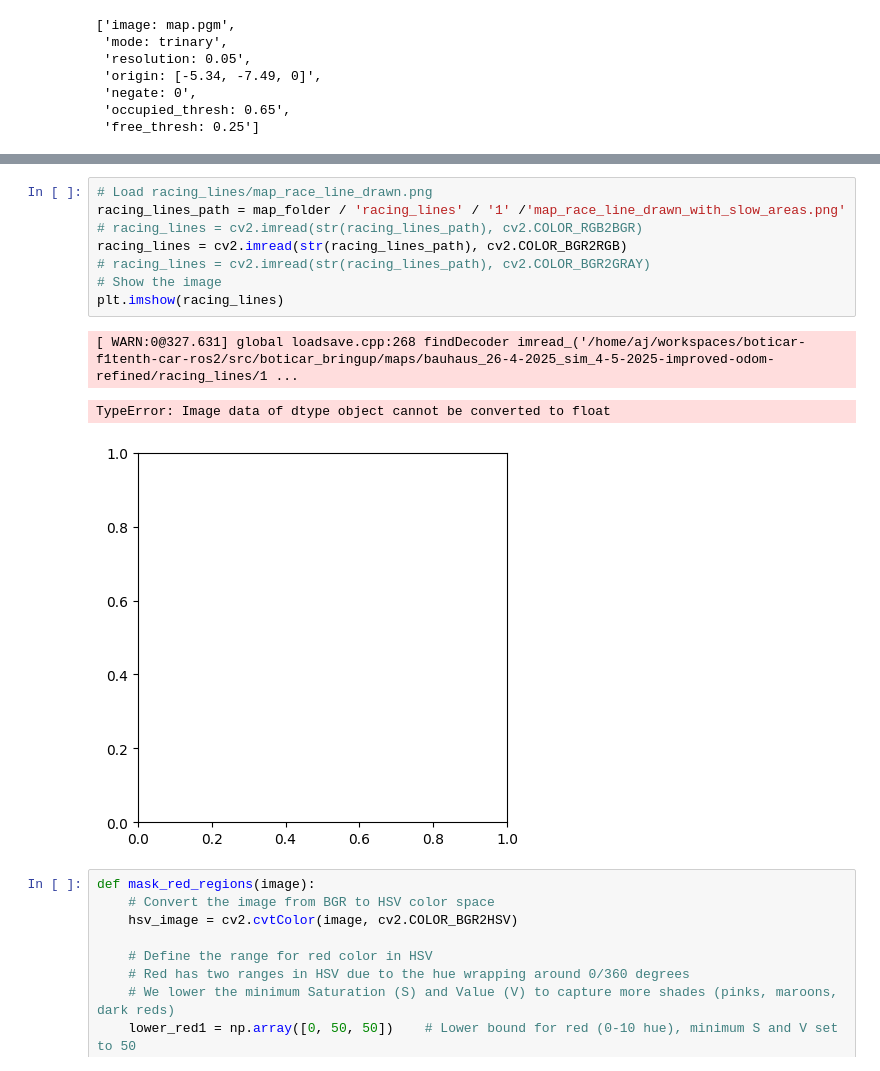
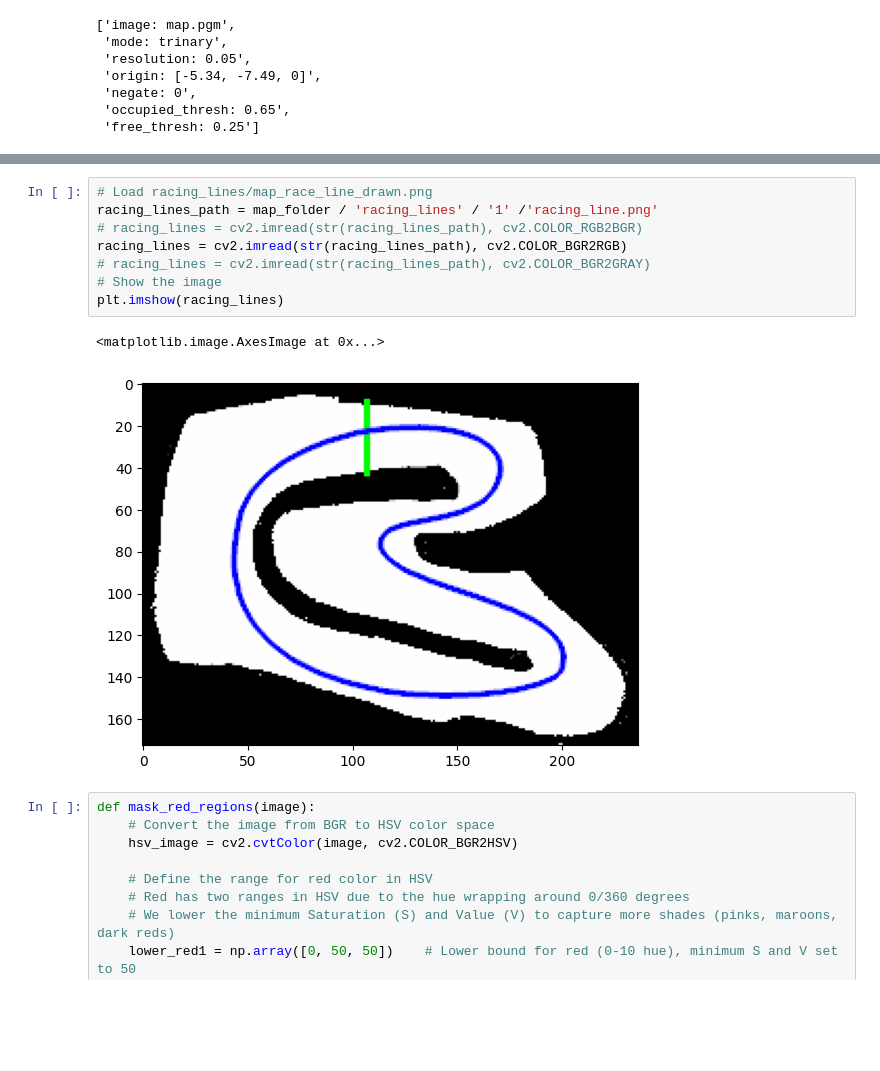
Before and after one commit to anjrew/race-lines-optimization, a Jupyter notebook: notebooks/load_racing_line_file.ipynb, the cells around one changed output, grey strips where cells are left out. Saved outputs shown, nothing was run; the diff lists cells and outputs as text; blank space fills up the shorter version.

```diff
--- a/notebooks/load_racing_line_file.ipynb
+++ b/notebooks/load_racing_line_file.ipynb
@@ -43,15 +50,14 @@ list_files_recursively(map_folder)
 # %%
 # Load racing_lines/map_race_line_drawn.png
-racing_lines_path = map_folder / 'racing_lines' / '1' /'map_race_line_drawn_with_slow_areas.png'
+racing_lines_path = map_folder / 'racing_lines' / '1' /'racing_line.png'
 # racing_lines = cv2.imread(str(racing_lines_path), cv2.COLOR_RGB2BGR)
 racing_lines = cv2.imread(str(racing_lines_path), cv2.COLOR_BGR2RGB)
 # racing_lines = cv2.imread(str(racing_lines_path), cv2.COLOR_BGR2GRAY)
 # Show the image
 plt.imshow(racing_lines)
 # %% [output]
-[ WARN:0@327.631] global loadsave.cpp:268 findDecoder imread_('/home/aj/workspaces/boticar-f1tenth-car-ros2/src/boticar_bringup/maps/bauhaus_26-4-2025_sim_4-5-2025-improved-odom-refined/racing_lines/1 ...
+<matplotlib.image.AxesImage at 0x...>
-TypeError: Image data of dtype object cannot be converted to float
-[figure, old version]
+[figure, new version]
 # %%
 def mask_red_regions(image):
     # Convert the image from BGR to HSV color space
```
Also changed, not shown: parts of 9 cells of this notebook, 1 other file.
